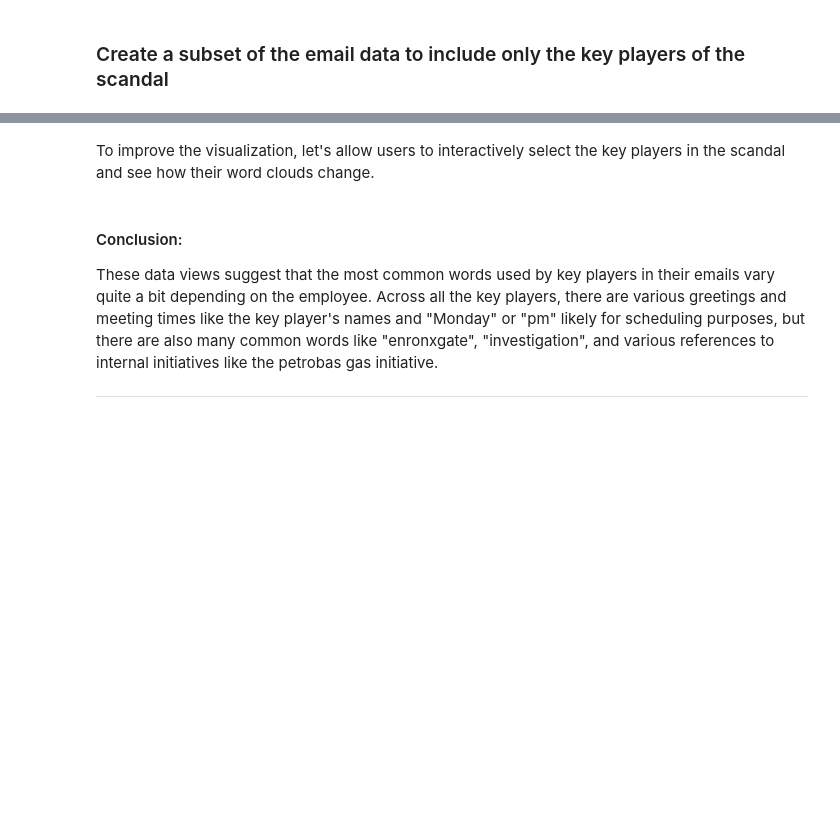
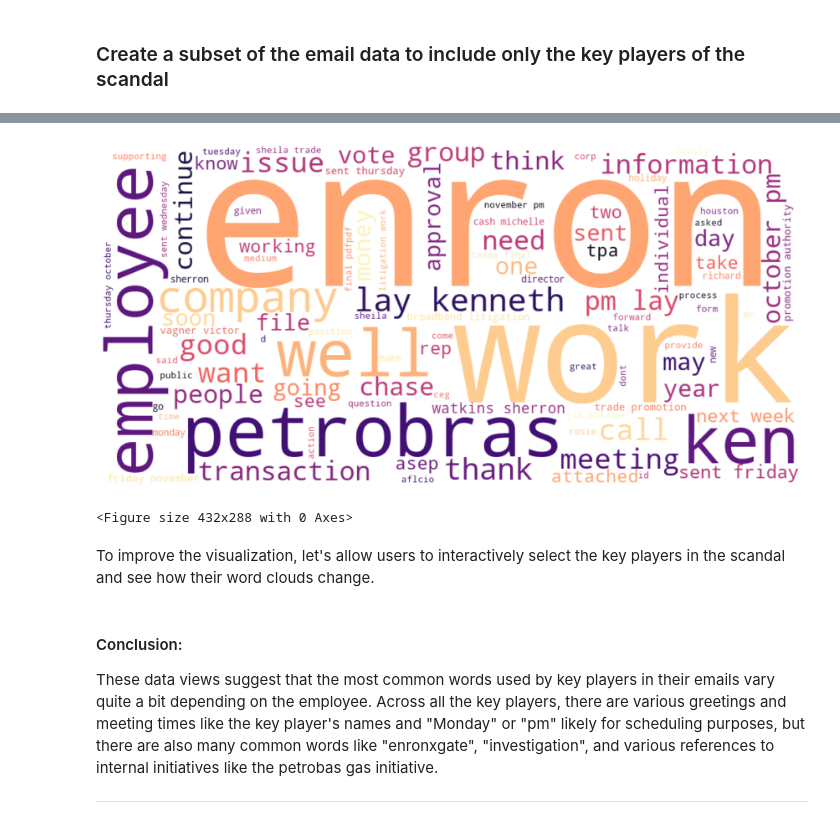
Before and after one commit to akikoiwamizu/enron-vizards, a Jupyter notebook: viz/altair/clouds-akiko.ipynb, the cells around one changed output, grey strips where cells are left out. Cells and saved outputs as stored; diff of their text form; code cells hidden in the pictures; blank space fills up the shorter version.

```diff
--- a/viz/altair/clouds-akiko.ipynb
+++ b/viz/altair/clouds-akiko.ipynb
@@ -227,0 +393,16 @@ key_players.head()
+# %%
+# Email authors + their messages
+key_players_after = email_messages_after[["date_clean", "From", "X-From", "Body"]].reset_index(drop=True)
+
+# Clean up "From" field
+key_players_after["Name_From"] = key_players_after["X-From"].str[0]
+#key_players["Name_To"] = key_players["X-To"].str[0]
+key_players_after["Name_From"] = key_players_after["Name_From"].apply(lambda x: x.split("@")[0].replace("\"", "").replace("'", "").replace(".", " ").replace("_", " ").strip().title())
+#key_players["Name_To"] = key_players["Name_To"].apply(lambda x: x.split("@")[0].replace("\"", "").replace("'", "").replace(".", " ").replace("_", " ").strip().title())
+# %%
+# Create a subset of email messages from key players in the scandal
+key_players_after = key_players_after[["date_clean", "Name_From", "Body"]]
+key_players_after["Body_Clean"] = key_players_after["Body"].apply(lambda x: clean_string(x, stem='Lem'))
+key_players_after = key_players_after.loc[key_players_after["Name_From"].isin(key_names)].reset_index(drop=True)
+key_players_after.drop_duplicates()
+len(key_players_after)
@@ -252,24 +528,27 @@ key_players.to_csv('key_players.zip', index=True, compression=compression_opts)
 # %%
 %matplotlib inline
-text = " ".join(item for item in key_players["Body_Clean"])
+text = " ".join(item for item in key_players_after["Body_Clean"])
 
 stopwords = set(STOPWORDS)
 stopwords.update(["jeffskillinenroncom", "u", "skillingcorpenronenron", "please", "hi", "im", "ill", "cc", "subject", "re", "na", "original", "message", "image", "email", "address"])
 
 wordcloud = WordCloud(stopwords=stopwords,
                       background_color="white",
                       max_words=100,
                       width=1024,
                       height=500,
                       colormap="magma"
                      ).generate(text)
 
 plt.figure(figsize=(15,15))
 plt.imshow(wordcloud, interpolation='bilinear')
 plt.axis("off")
 plt.margins(x=0, y=0)
 plt.show()
 plt.savefig("cloud_key_players.png")
+# %% [output]
+[figure, added]
+<Figure size 432x288 with 0 Axes>
 # %% [markdown]
 To improve the visualization, let's allow users to interactively select the key players in the scandal and see how their word clouds change.
 # %%
```
Also changed, not shown: parts of 48 cells of this notebook.
